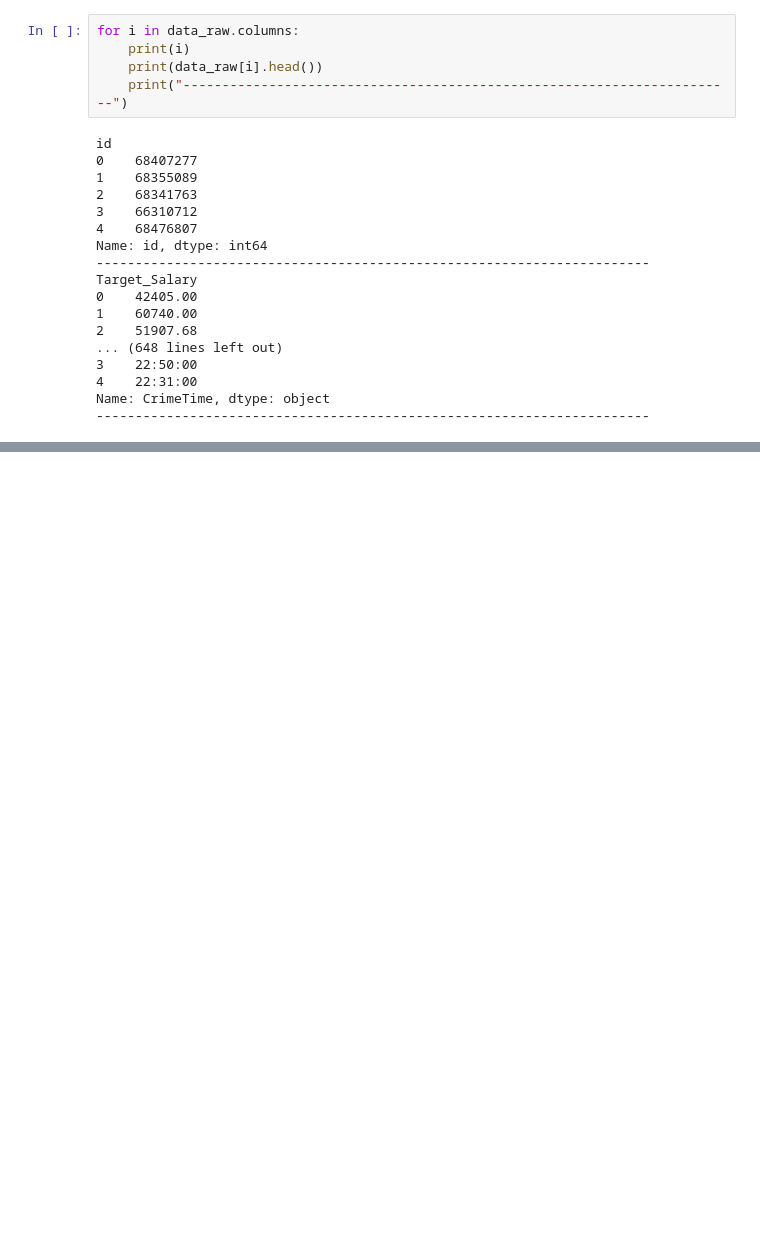
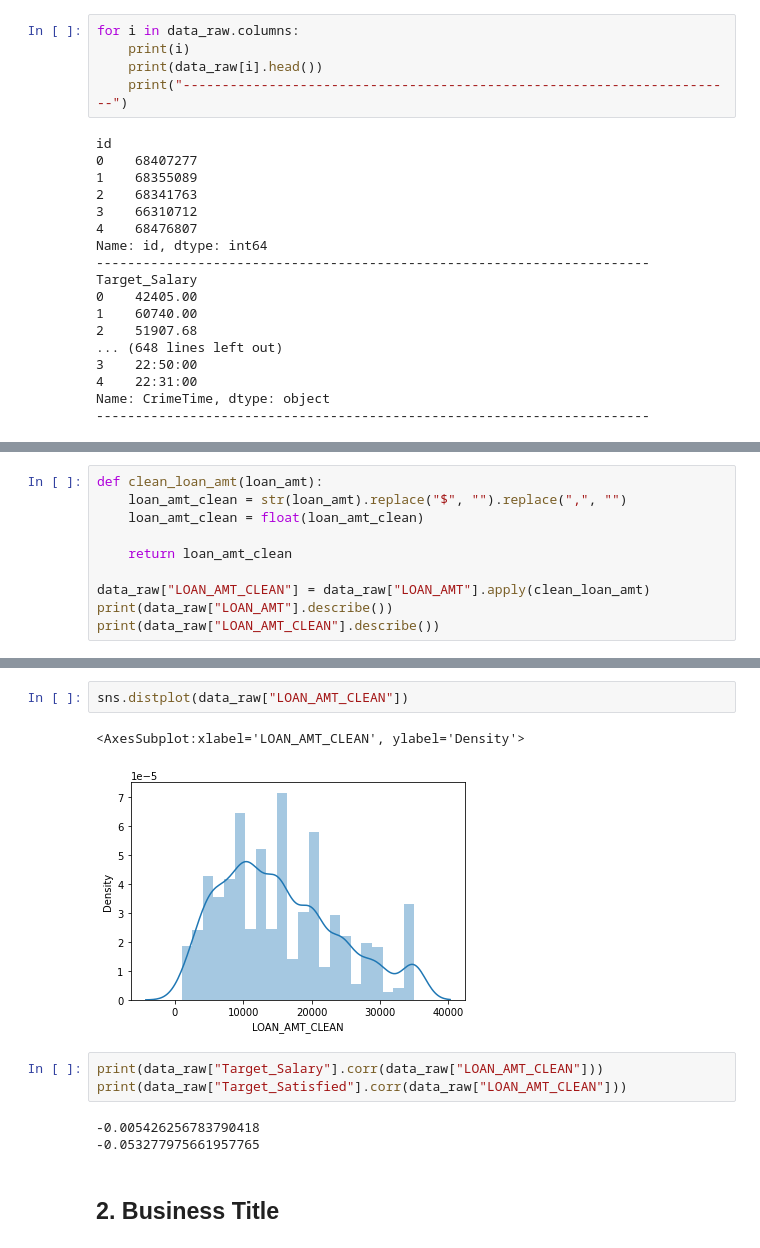
Before and after one commit to akshaynayanravi/salary_satisfaction, a Jupyter notebook: salary_satisfaction/model/salary_satisfaction.ipynb, the cells around one changed output, grey strips where cells are left out. Saved outputs shown, nothing was run; the diff lists cells and outputs as text; blank space fills up the shorter version.

```diff
--- a/salary_satisfaction/model/salary_satisfaction.ipynb
+++ b/salary_satisfaction/model/salary_satisfaction.ipynb
@@ -78,0 +127,10 @@ Name: CrimeTime, dtype: object
+# %%
+def clean_loan_amt(loan_amt):
+    loan_amt_clean = str(loan_amt).replace("$", "").replace(",", "")
+    loan_amt_clean = float(loan_amt_clean)
+
+    return loan_amt_clean
+
+data_raw["LOAN_AMT_CLEAN"] = data_raw["LOAN_AMT"].apply(clean_loan_amt)
+print(data_raw["LOAN_AMT"].describe())
+print(data_raw["LOAN_AMT_CLEAN"].describe())
@@ -78,0 +172,13 @@ Name: CrimeTime, dtype: object
+# %%
+sns.distplot(data_raw["LOAN_AMT_CLEAN"])
+# %% [output]
+<AxesSubplot:xlabel='LOAN_AMT_CLEAN', ylabel='Density'>
+[figure, added]
+# %%
+print(data_raw["Target_Salary"].corr(data_raw["LOAN_AMT_CLEAN"]))
+print(data_raw["Target_Satisfied"].corr(data_raw["LOAN_AMT_CLEAN"]))
+# %% [output]
+-0.005426256783790418
+-0.053277975661957765
+# %% [markdown]
+## 2. Business Title
```
Also changed, not shown: parts of 11 cells of this notebook, 2 other files.
